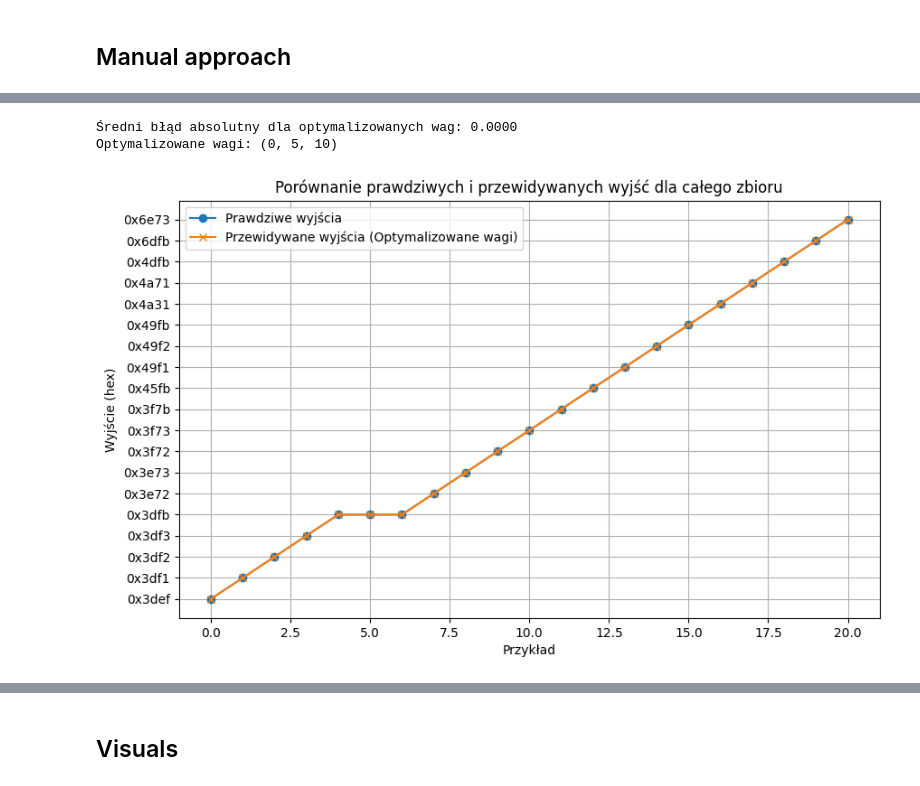
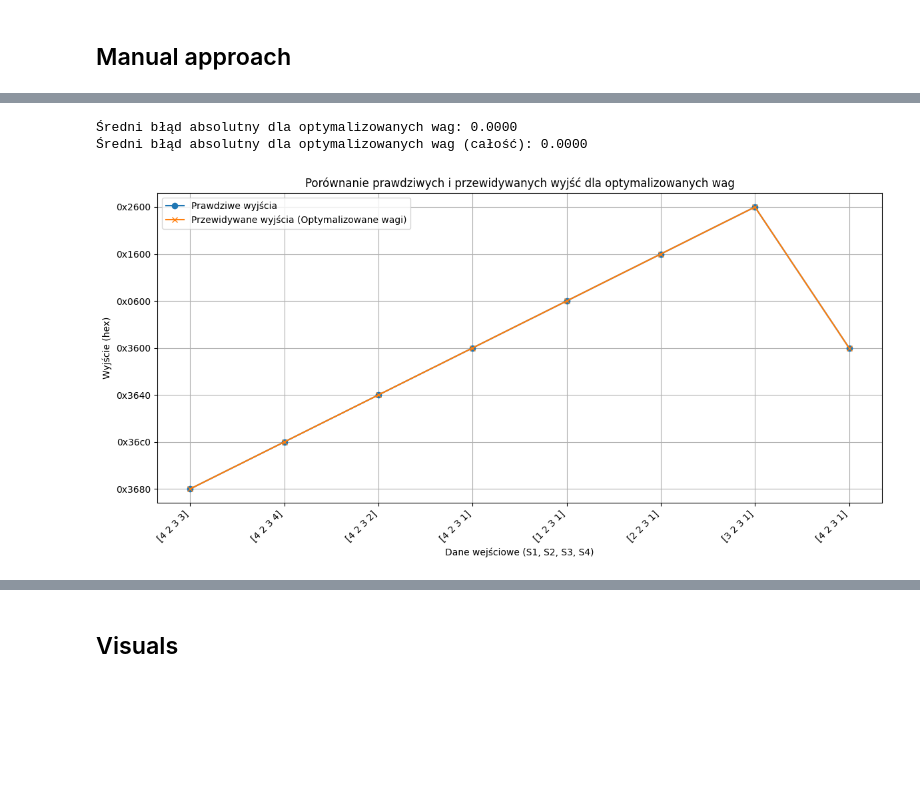
Before and after one commit to ekamil/dell-ddc-documentation, a Jupyter notebook: analyse_inputs.ipynb, the cells around one changed output, grey strips where cells are left out. Cells and saved outputs as stored; diff of their text form; code cells hidden in the pictures; blank space fills up the shorter version.

```diff
--- a/analyse_inputs.ipynb
+++ b/analyse_inputs.ipynb
@@ -188,7 +242,7 @@ df[["S2", "S3", "S4", "Output"]]
 from sklearn.model_selection import train_test_split
 
 # 2. Podział danych na cechy (X) i etykiety (y)
-feature_names = ["S2", "S3", "S4"]
+feature_names = ["S1", "S2", "S3", "S4"]
 X = df[feature_names]  # Stany wejściowe
 y = df["Output"]  # Wyjście (2 bajty)
 
@@ -414 +443,14 @@ Najlepsze wagi (int): (0, 5, 10)
+# %%
+# 4. Funkcja generująca funkcję predykcyjną na podstawie wag (E7, KVM)
+def generate_function(w1=11, w2=8, w3=8, w4=5):
+    def model(DP1, DP2, HDMI1, HDMI2):
+        return (
+            0
+            + DP1 * (2 << w1)
+            - DP2 * (2 << w2)
+            - HDMI1 * (2 << w3)
+            - ((HDMI2 - 1) * (-2 << w4))
+        )
+
+    return model
 # %%
@@ -436,39 +524,42 @@ Optymalizowane wagi: [1. 2. 3.]
 # %%
-
-# 7. Testowanie funkcji predykcyjnej z optymalizowanymi wagami
+optimized_weights = (11, 8, 8, 5)
+# 7. Test with new weights
 optimized_model = generate_function(*optimized_weights)
 predicted_outputs = np.array([optimized_model(*row) for row in X_test.values])
 mae = mean_absolute_error(y_test, predicted_outputs)
 print(f"Średni błąd absolutny dla optymalizowanych wag: {mae:.4f}")
-print("Optymalizowane wagi:", optimized_weights)
 
-# 8.1 Generowanie predykcji dla całego zbioru danych
+# 8.1 Generate model
 all_inputs = X.values
 all_true_outputs = y.values
 all_predicted_outputs = np.array([optimized_model(*row) for row in all_inputs])
+print(f"Średni błąd absolutny dla optymalizowanych wag (całość): {mae:.4f}")
 
 
-# 8.2 Wizualizacja wyników
-plt.figure(figsize=(10, 6))
+# 8.2 Plot
+x_labels = [f"{row}" for row in X.values]
+plt.figure(figsize=(12, 6))
 plt.plot(
-    range(len(all_true_outputs)),
-    [f"{int(val):#06x}" for val in all_true_outputs],
+    range(len(y)),
+    [f"{int(val):#06x}" for val in y.values],
     label="Prawdziwe wyjścia",
     marker="o",
 )
 plt.plot(
     range(len(all_predicted_outputs)),
     [f"{int(val):#06x}" for val in all_predicted_outputs],
     label="Przewidywane wyjścia (Optymalizowane wagi)",
     marker="x",
 )
-plt.title("Porównanie prawdziwych i przewidywanych wyjść dla całego zbioru")
-plt.xlabel("Przykład")
+plt.xticks(ticks=range(len(x_labels)), labels=x_labels, rotation=45, ha="right")
+plt.title("Porównanie prawdziwych i przewidywanych wyjść dla optymalizowanych wag")
+plt.xlabel("Dane wejściowe (S1, S2, S3, S4)")
 plt.ylabel("Wyjście (hex)")
 plt.legend()
 plt.grid()
+plt.tight_layout()
 plt.show()
 # %% [output]
 Średni błąd absolutny dla optymalizowanych wag: 0.0000
-Optymalizowane wagi: (0, 5, 10)
+Średni błąd absolutny dla optymalizowanych wag (całość): 0.0000
-[figure, old version]
+[figure, new version]
```
Also changed, not shown: parts of 27 cells of this notebook.
